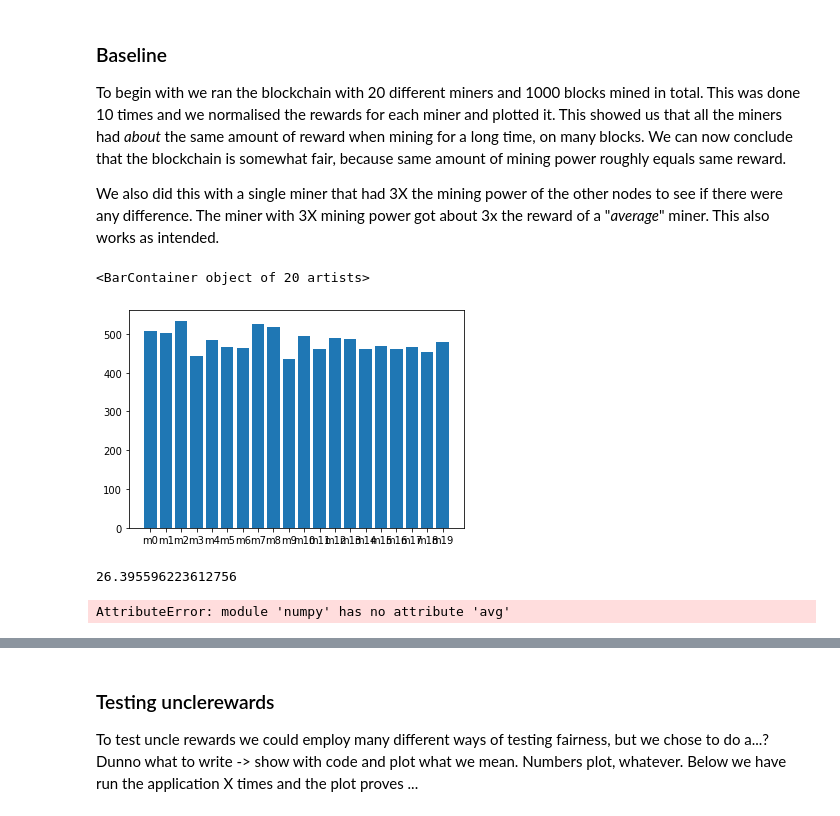
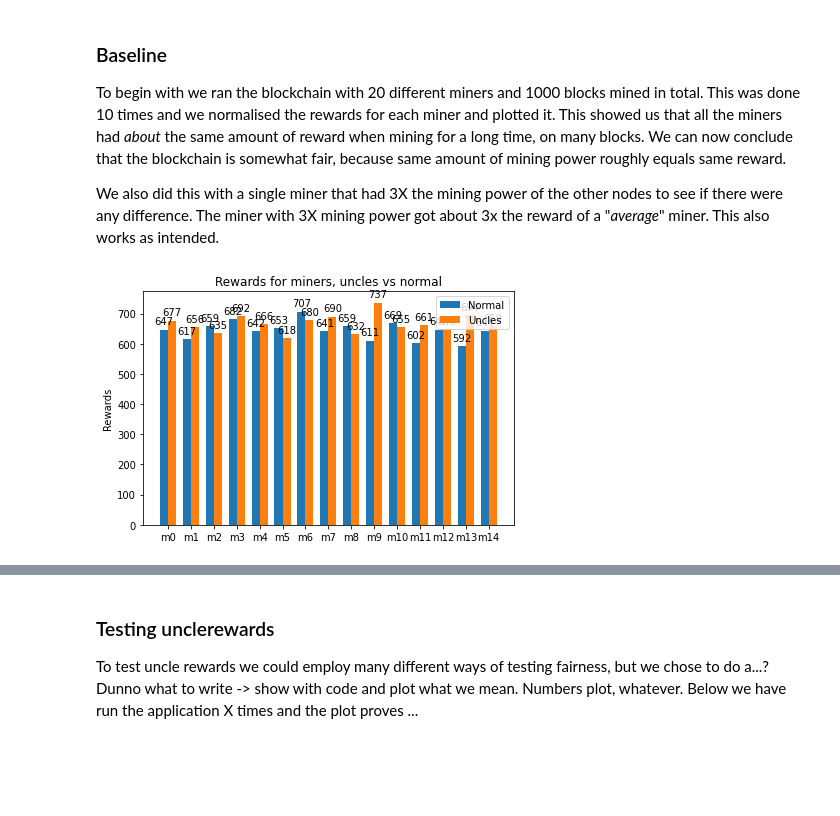
Before and after one commit to Od1nB/ProjectBlockchain, a Jupyter notebook: Project2_Uncles.ipynb, the cells around one changed output, grey strips where cells are left out. Saved outputs shown, nothing was run; the diff lists cells and outputs as text; code cells hidden in the pictures; blank space fills up the shorter version.

Commit message:
plotted normal vs uncle, big on normal vs uncle

```diff
--- a/Project2_Uncles.ipynb
+++ b/Project2_Uncles.ipynb
@@ -338,18 +349,3 @@ def getRewards(miners):
 To begin with we ran the blockchain with 20 different miners and 1000 blocks mined in total. This was done 10 times and we normalised the rewards for each miner and plotted it. This showed us that all the miners had _about_ the same amount of reward when mining for a long time, on many blocks. We can now conclude that the blockchain is somewhat fair, because same amount of mining power roughly equals same reward.
 
 We also did this with a single miner that had 3X the mining power of the other nodes to see if there were any difference. The miner with 3X mining power got about 3x the reward of a "_average_" miner. This also works as intended.
-# %%
-miner_rewards_avg = [0]*20
-for i in range(10):
-    bc, m, s = run(num_miners=20, num_blocks=1000)
-    # bc, m, s = run(num_miners=20, num_blocks=1000, miners=[30])
-    _, rewards = getRewards(m)
-    for mi in range(len(m)):
-        # print(mi, len(miner_rewards_avg),len(m))
-        miner_rewards_avg[mi] += m[mi].reward
-miner_rewards_avg[:] = [x / 10 for x in miner_rewards_avg]
-miner_names = ["m"+ str(i) for i, _ in enumerate(miner_rewards_avg)]
-plt.bar(miner_names,miner_rewards_avg)
-# %% [output]
-<BarContainer object of 20 artists>
-[figure, removed]
@@ -356,17 +397,35 @@ plt.bar(miner_names,miner_rewards_avg)
 # %%
 # liste = bc.forks()
 # print(liste)
 # print("number of forks: ", len(liste))
 # # show(bc)
-# miner_rewards = []
-# for miners in m:
-#     miner_rewards.append((miners.reward))
+# miner_rewards = []n xpos   miner_rewards.append((miners.reward))
 # miner_names = ["m"+ str(i) for i, _ in enumerate(miner_rewards)]
 # plt.bar(miner_names,miner_rewards)
 # plot for showing forks and "normal" run
-print(np.std(miner_rewards_avg))
-print(np.average(miner_rewards_avg))
-print(miner_rewards_avg)
+# plt.subplot(1,3,1)
+# plt.bar(miner_names,miner_rewards_normal)
+width = 0.35
+xpos = np.arange(len(miner_names))
+
+fig, ax = plt.subplots()
+normal = ax.bar(xpos - width/2,miner_rewards_normal,width, label="Normal")
+uncles = ax.bar(xpos + width/2,miner_rewards_uncles,width, label="Uncles")
+
+ax.set_ylabel("Rewards")
+ax.set_title("Rewards for miners, uncles vs normal")
+ax.set_xticks(xpos)
+ax.set_xticklabels(miner_names)
+ax.legend()
+ax.bar_label(normal,padding=3)
+ax.bar_label(uncles,padding=3)
+fig.tight_layout()
+plt.show()
+# ax[0,0].plot(miner_names,miner_rewards_normal)
+# ax[0,0] =
+
+# print(np.std(miner_rewards_normal))
+# print(np.average(miner_rewards_normal))
+# print(miner_rewards_normal)
 # %% [output]
-26.395596223612756
-AttributeError: module 'numpy' has no attribute 'avg'
+[figure, added]
```
Also changed, not shown: parts of 5 cells of this notebook.
